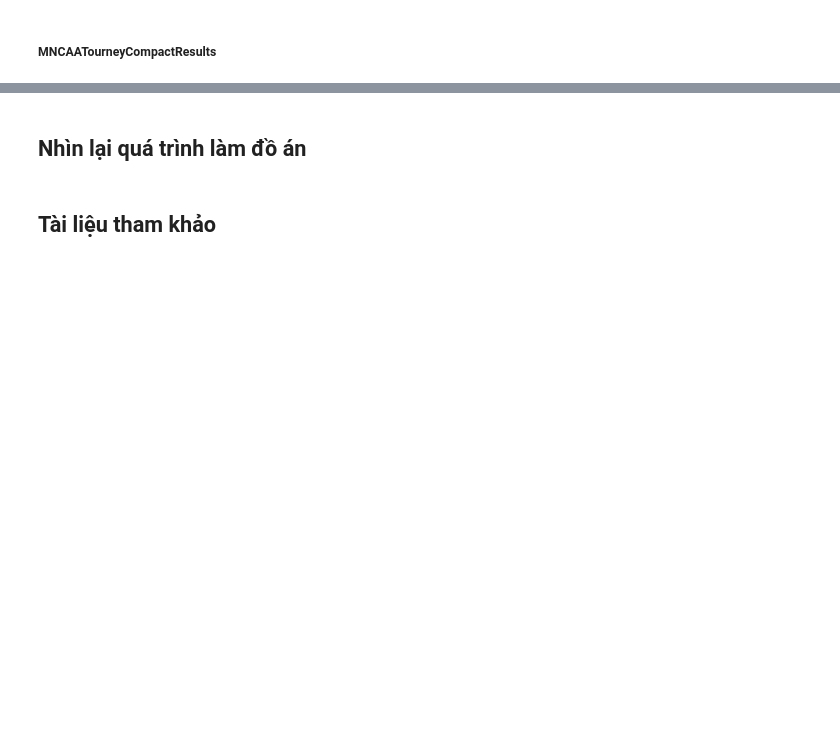
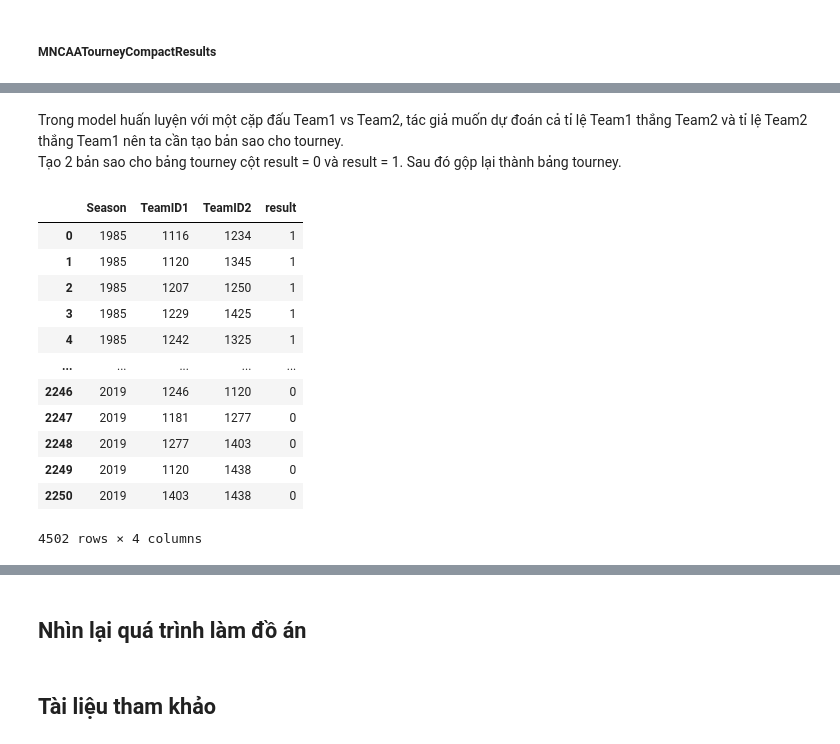
Before and after one commit to nomiku1999/KTDLUD, a Jupyter notebook: Report.ipynb, the cells around one changed output, grey strips where cells are left out. Cells and saved outputs as stored; diff of their text form; code cells hidden in the pictures; blank space fills up the shorter version.

```diff
--- a/Report.ipynb
+++ b/Report.ipynb
@@ -717,11 +777,29 @@ This dataset will be the base dataset for the model training
+# %% [markdown]
+Trong model huấn luyện với một cặp đấu Team1 vs Team2, tác giả muốn dự đoán cả tỉ lệ Team1 thắng Team2 và tỉ lệ Team2 thắng Team1 nên ta cần tạo bản sao cho tourney. \
+Tạo 2 bản sao cho bảng tourney cột result = 0 và result = 1. Sau đó gộp lại thành bảng tourney.
 # %%
 tourney1 = TCResults.loc[:, ['Season','WTeamID','LTeamID']]
 tourney1.columns = ['Season','TeamID1','TeamID2']
 tourney1['result'] = 1
 
 tourney2 = TCResults.loc[:, ['Season','LTeamID','WTeamID']]
 tourney2.columns = ['Season','TeamID1','TeamID2']
 tourney2['result'] = 0
 
 tourney = pd.concat([tourney1, tourney2])
 del tourney1, tourney2
+tourney
+# %% [output]
+|  | Season | TeamID1 | TeamID2 | result |
+| 0 | 1985 | 1116 | 1234 | 1 |
+| 1 | 1985 | 1120 | 1345 | 1 |
+| 2 | 1985 | 1207 | 1250 | 1 |
+| 3 | 1985 | 1229 | 1425 | 1 |
+| 4 | 1985 | 1242 | 1325 | 1 |
+| ... | ... | ... | ... | ... |
+| 2246 | 2019 | 1246 | 1120 | 0 |
+| 2247 | 2019 | 1181 | 1277 | 0 |
+| 2248 | 2019 | 1277 | 1403 | 0 |
+| 2249 | 2019 | 1120 | 1438 | 0 |
+| 2250 | 2019 | 1403 | 1438 | 0 |
+4502 rows × 4 columns
```
Also changed, not shown: parts of 16 cells of this notebook.
